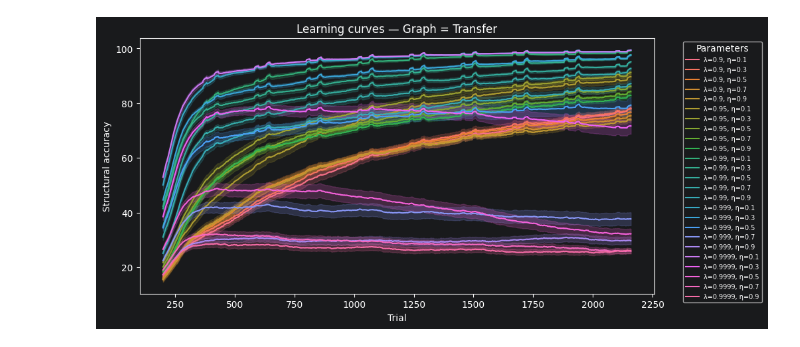
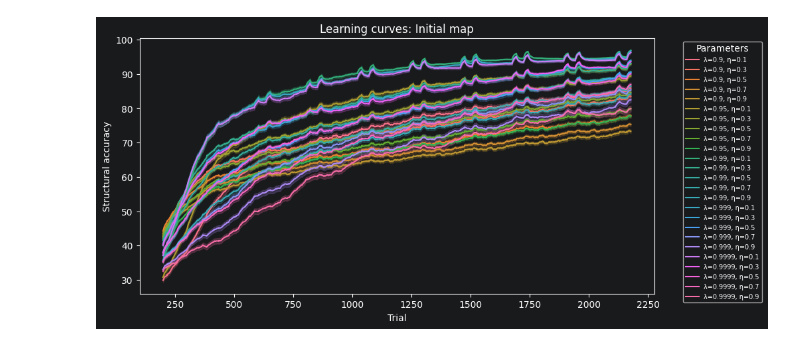
Before and after one commit to hamllab/torch_tem, a Jupyter notebook: jupyter/operators_learning_v3_curves.ipynb, the cells around one changed output. Drawn from its saved outputs; the diff is of its cells as text; code cells hidden in the pictures.

```diff
--- a/jupyter/operators_learning_v3_curves.ipynb
+++ b/jupyter/operators_learning_v3_curves.ipynb
@@ -11,14 +11,14 @@ base_dir = root_dir / "tem_simulation" / "operators" / version
 sim_dir = base_dir / "simulation"
 
 # read the results of grid search
-df_curves, df_peaks = plot.load_grid_results(sim_dir / "study-19")
+df_curves, df_peaks = plot.load_grid_results(sim_dir / "study-20")
 
 # save
-fig_dir = base_dir / "figs" / "study-19"
+fig_dir = base_dir / "figs" / "study-20"
 fig_dir.mkdir(exist_ok=True, parents=True)
-
-# learning curves
-ax = plot.plot_learning_curves(df_curves, graph="Transfer")
-ax.get_figure().savefig(fig_dir / "grid_learning_curves_transfer.pdf", bbox_inches="tight")
-# %% [output]
-[figure, removed]
+# %%
+# learning curves for initial learning
+ax = plot.plot_learning_curves(df_curves, graph="Initial")
+ax.get_figure().savefig(fig_dir / "grid_learning_curves_inital.pdf", bbox_inches="tight")
+# %% [output]
+[figure, added]
```
Also changed, not shown: parts of 5 cells of this notebook.
